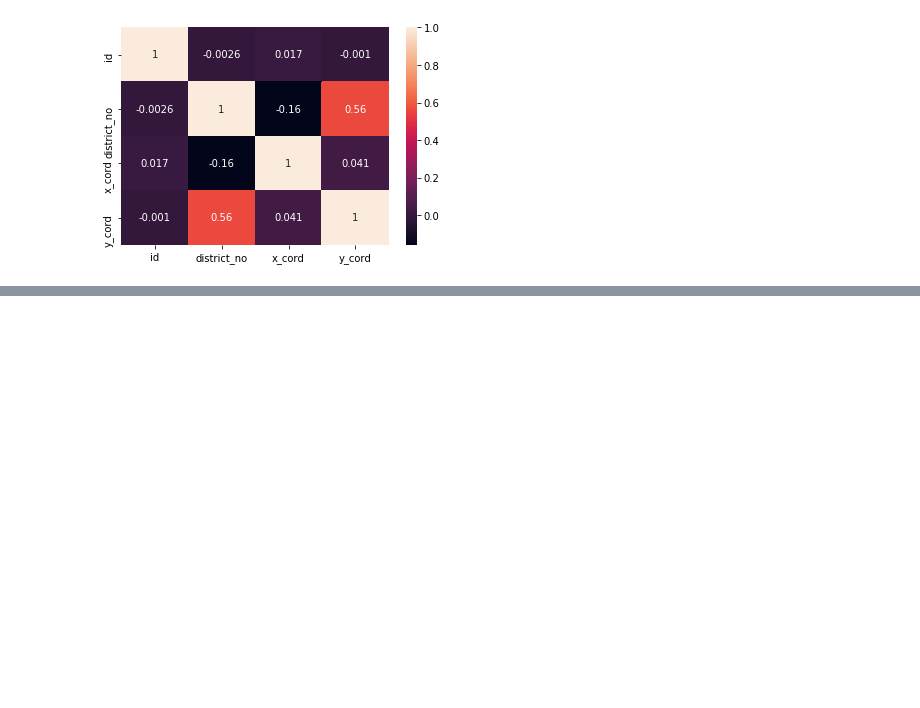
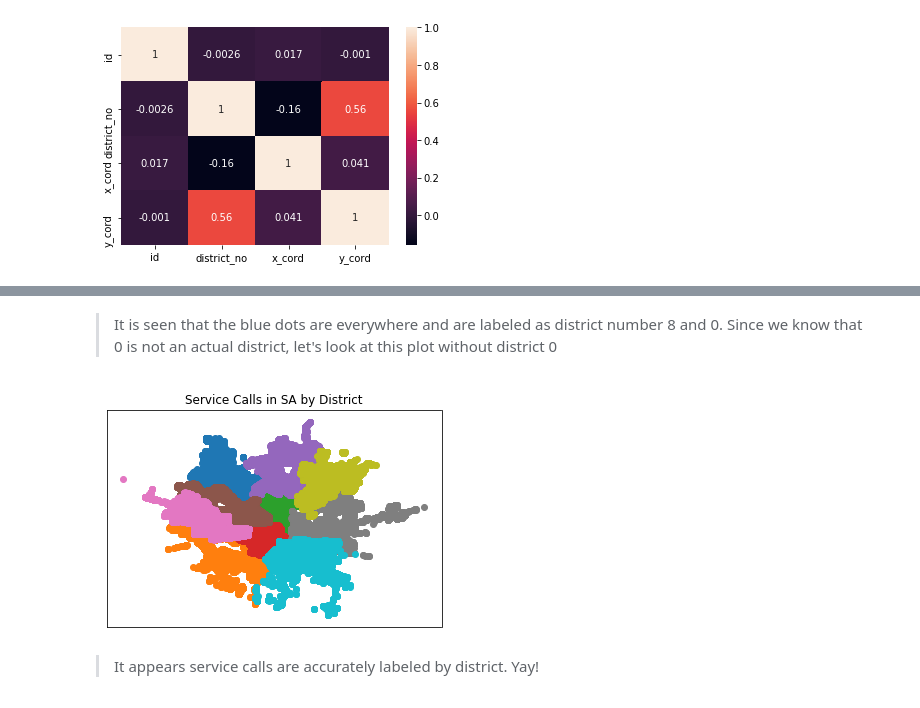
Before and after one commit to misty-garcia/sa_311, a Jupyter notebook: the_pipeline.ipynb, the cells around one changed output, grey strips where cells are left out. Saved outputs shown, nothing was run; the diff lists cells and outputs as text; code cells hidden in the pictures; blank space fills up the shorter version.

```diff
--- a/the_pipeline.ipynb
+++ b/the_pipeline.ipynb
@@ -685,0 +708,15 @@ plt.show()
+# %% [markdown]
+> It is seen that the blue dots are everywhere and are labeled as district number 8 and 0. Since we know that 0 is not an actual district, let's look at this plot without district 0
+# %%
+for no in df.district_no.unique():
+    if no != 0:
+        subset = df[df.district_no == no]
+        plt.scatter(subset.x_cord, subset.y_cord, label=no)
+plt.title("Service Calls in SA by District")
+plt.xticks([])
+plt.yticks([])
+plt.show()
+# %% [output]
+[figure, added]
+# %% [markdown]
+> It appears service calls are accurately labeled by district. Yay!
```
Also changed, not shown: parts of 18 cells of this notebook.
